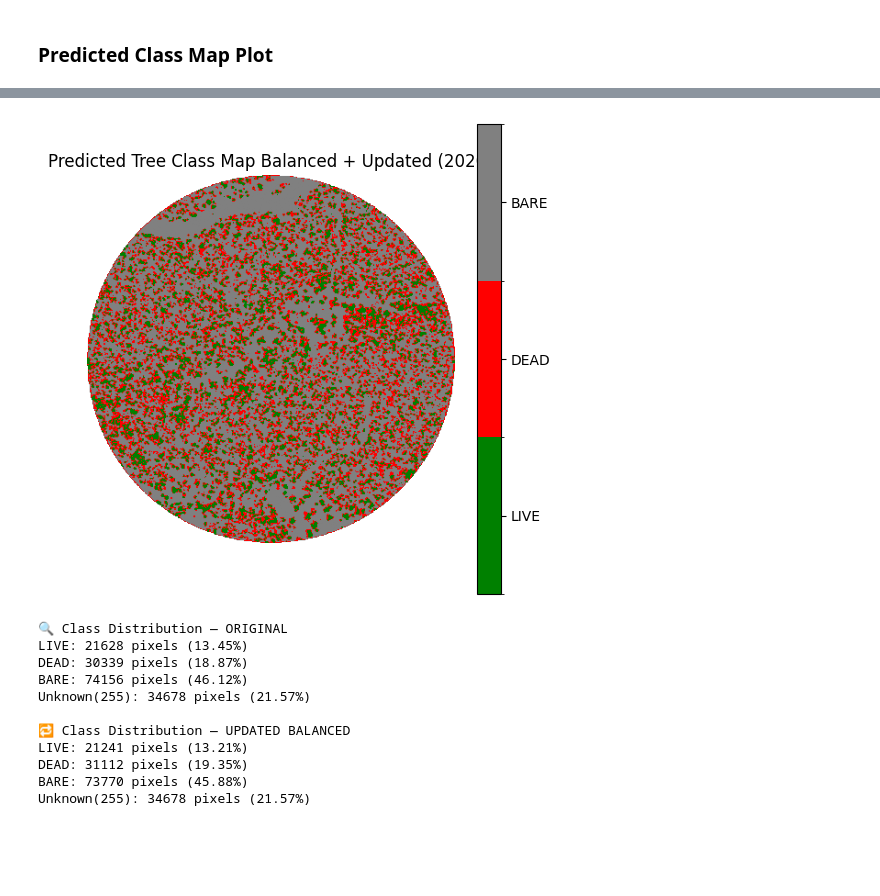
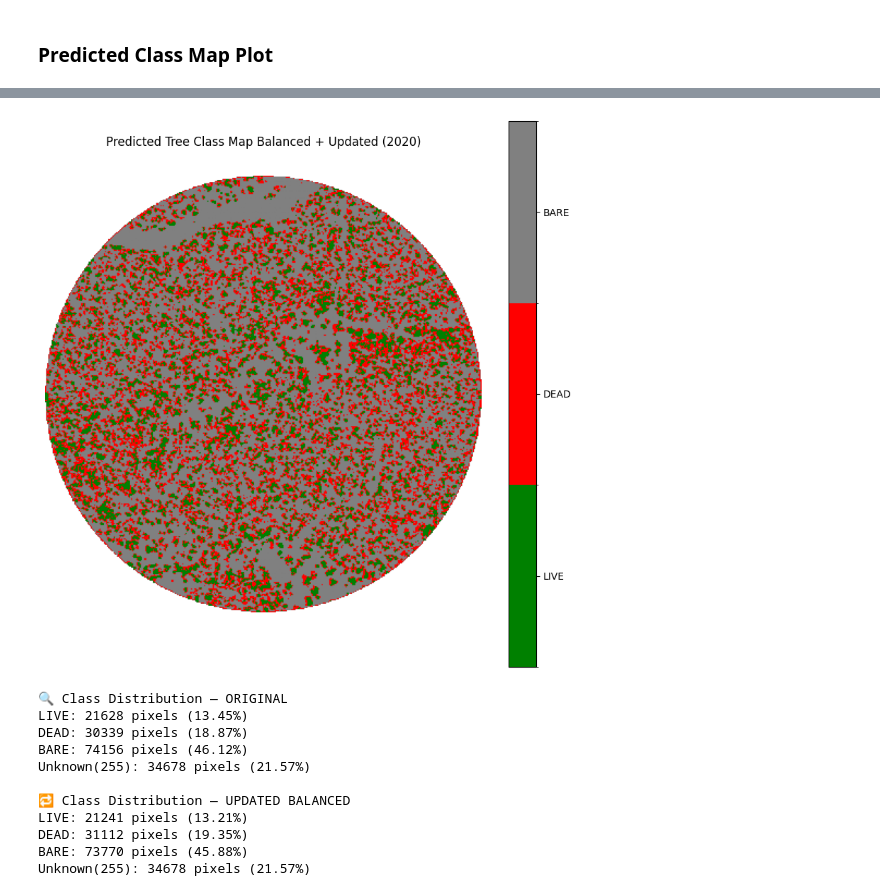
Before and after one commit to DeveshParagiri/tree-mortality, a Jupyter notebook: model.ipynb, the cells around one changed output, grey strips where cells are left out. Drawn from its saved outputs; the diff is of its cells as text; code cells hidden in the pictures; blank space fills up the shorter version.

```diff
--- a/model.ipynb
+++ b/model.ipynb
@@ -176,63 +207,34 @@ weighted avg       0.82      0.78      0.78        63
 # %%
 import rasterio
 import numpy as np
 import matplotlib.pyplot as plt
 from matplotlib.colors import ListedColormap, BoundaryNorm
 
 # === CONFIG ===
-PRED_PATH = "predicted_class_map_2020.tif"
+PRED_PATH = "predicted_class_map_2020_balanced.tif"
 CLASS_LABELS = ["LIVE", "DEAD", "BARE"]
 COLOR_MAP = ListedColormap(["green", "red", "gray"])  # 0, 1, 2
 NORM = BoundaryNorm([0, 1, 2, 3], COLOR_MAP.N)
 
 # === LOAD predicted raster ===
 with rasterio.open(PRED_PATH) as src:
     pred = src.read(1)
     nodata = src.nodata if src.nodata is not None else 255
 
 # === Mask nodata/background
 masked_pred = np.ma.masked_where(pred == nodata, pred)
 
 # === PLOT ===
 plt.figure(figsize=(8, 8))
 im = plt.imshow(masked_pred, cmap=COLOR_MAP, norm=NORM)
 cbar = plt.colorbar(im, ticks=[0.5, 1.5, 2.5])
 cbar.ax.set_yticklabels(CLASS_LABELS)
-plt.title("Predicted Tree Class Map Balanced + Updated (2020)")
+plt.title("Predicted Tree Class Map Balanced + Updated (2020)", pad=30)
 plt.axis("off")
 plt.tight_layout()
 plt.show()
+# %% [output]
+[figure, added]
-# %%
-import rasterio
-import numpy as np
-import matplotlib.pyplot as plt
-from matplotlib.colors import ListedColormap, BoundaryNorm
-
-# === CONFIG ===
-PRED_PATH = "predicted_class_map_2020_balanced.tif"
-CLASS_LABELS = ["LIVE", "DEAD", "BARE"]
-COLOR_MAP = ListedColormap(["green", "red", "gray"])  # 0, 1, 2
-NORM = BoundaryNorm([0, 1, 2, 3], COLOR_MAP.N)
-
-# === LOAD predicted raster ===
-with rasterio.open(PRED_PATH) as src:
-    pred = src.read(1)
-    nodata = src.nodata if src.nodata is not None else 255
-
-# === Mask nodata/background
-masked_pred = np.ma.masked_where(pred == nodata, pred)
-
-# === PLOT ===
-plt.figure(figsize=(5, 5))
-im = plt.imshow(masked_pred, cmap=COLOR_MAP, norm=NORM)
-cbar = plt.colorbar(im, ticks=[0.5, 1.5, 2.5])
-cbar.ax.set_yticklabels(CLASS_LABELS)
-plt.title("Predicted Tree Class Map Balanced + Updated (2020)")
-plt.axis("off")
-plt.tight_layout()
-plt.show()
-# %% [output]
-[figure, removed]
 # %%
 import rasterio
 import numpy as np
```
Also changed, not shown: parts of 5 cells of this notebook, 14 other files.
